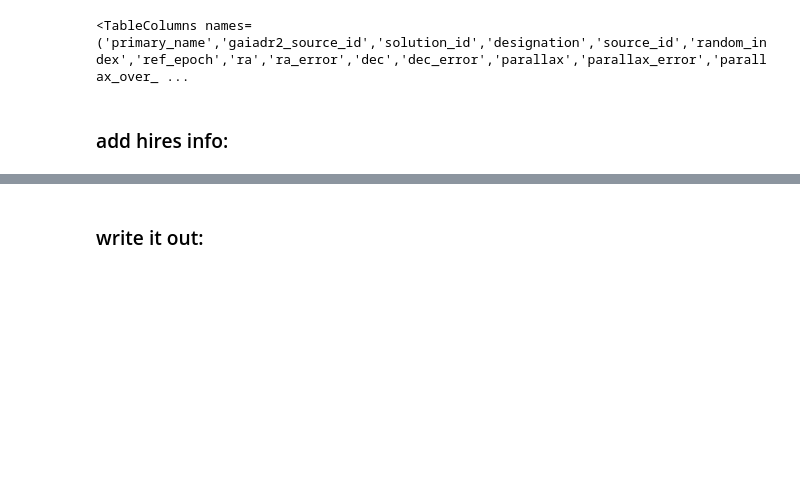
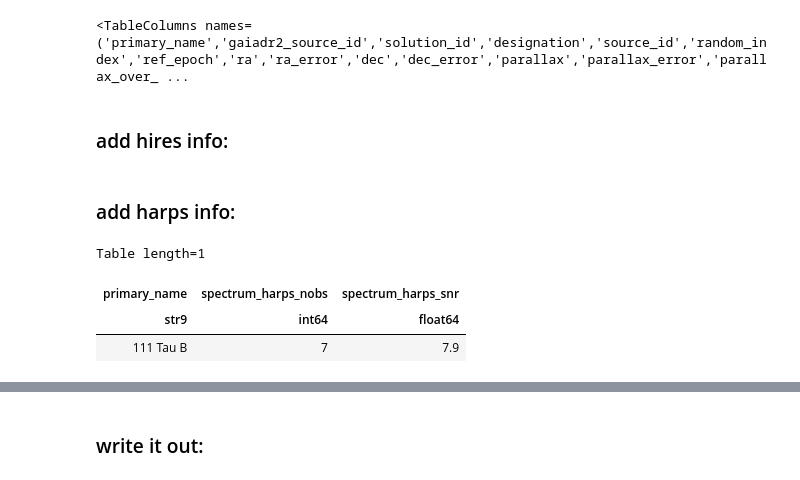
Before and after one commit to megbedell/gr8stars, a Jupyter notebook: data_munging.ipynb, the cells around one changed output, grey strips where cells are left out. Saved outputs shown, nothing was run; the diff lists cells and outputs as text; code cells hidden in the pictures; blank space fills up the shorter version.

```diff
--- a/data_munging.ipynb
+++ b/data_munging.ipynb
@@ -243,0 +272,4 @@ table['spectrum_hires_snr'][bad] = 0
+# %% [markdown]
+### add harps info:
+# %%
+harps_table = Table.read('annelies/Gr8_spectra_info_HARPS.txt', format='ascii', comment='-')
@@ -243,0 +280,7 @@ table['spectrum_hires_snr'][bad] = 0
+# %%
+harps_table[harps_table['primary_name'] == '111 Tau B']
+# %% [output]
+Table length=1
+| primary_name | spectrum_harps_nobs | spectrum_harps_snr |
+| str9 | int64 | float64 |
+| 111 Tau B | 7 | 7.9 |
```
Also changed, not shown: parts of 25 cells of this notebook, 1 other file.
